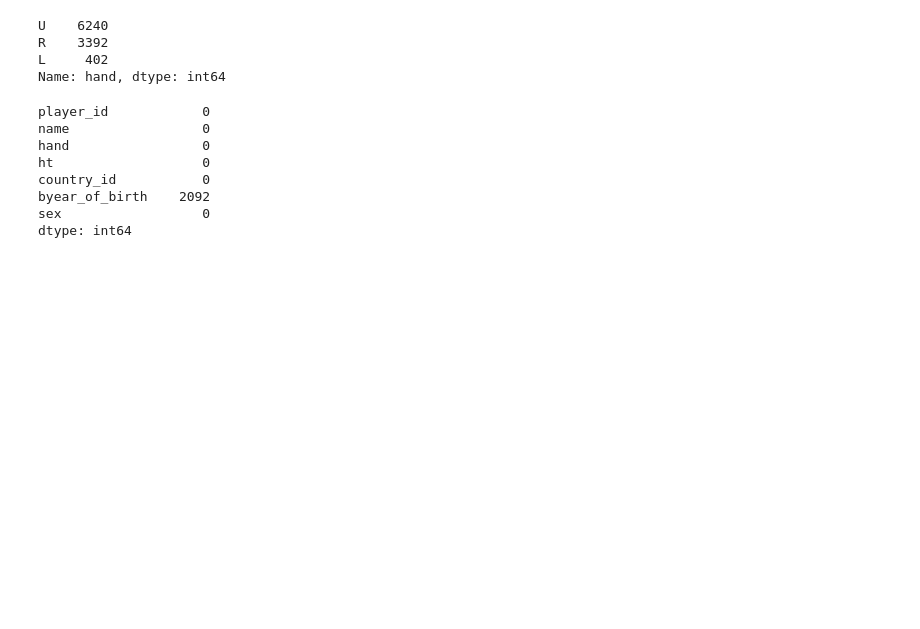
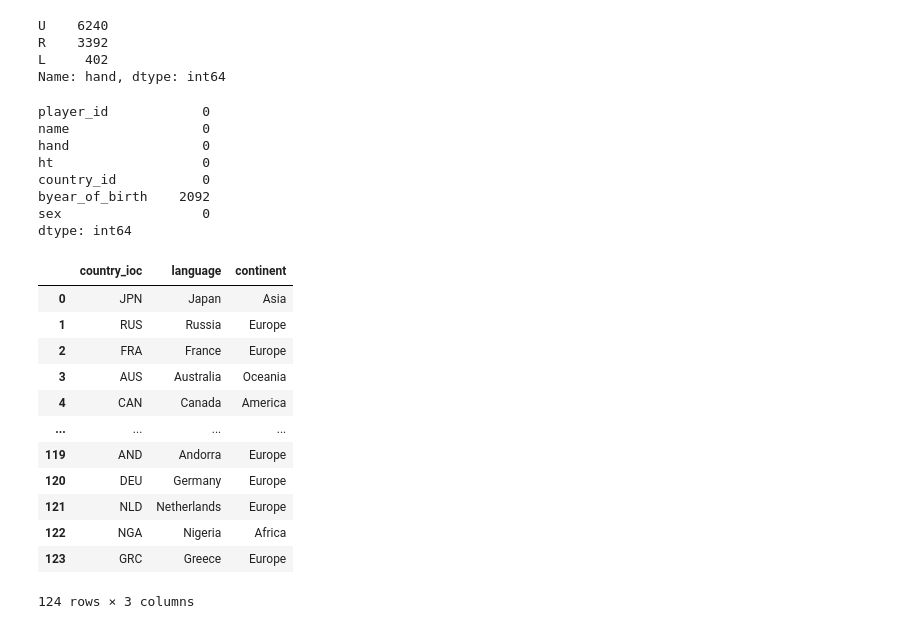
Before and after one commit to PasqualeGorrasi/Laboratory-of-Data-Science, a Jupyter notebook: First-part/tennis data cleaning.ipynb, the cells around one changed output. Saved outputs shown, nothing was run; the diff lists cells and outputs as text; code cells hidden in the pictures; blank space fills up the shorter version.

```diff
--- a/First-part/tennis data cleaning.ipynb
+++ b/First-part/tennis data cleaning.ipynb
@@ -414,3 +414,21 @@ sex                  0
 dtype: int64
 # %%
 player.to_csv('C:\\Users\\pasqu\\Desktop\\Università\\Laboratory DS\\progetto\\player_cleaned.csv',index = False)
+# %%
+geography = pd.read_csv('C:\\Users\\pasqu\\Desktop\\Università\\Laboratory DS\\progetto\\tables\\geography.csv')
+# %%
+geography
+# %% [output]
+|  | country_ioc | language | continent |
+| 0 | JPN | Japan | Asia |
+| 1 | RUS | Russia | Europe |
+| 2 | FRA | France | Europe |
+| 3 | AUS | Australia | Oceania |
+| 4 | CAN | Canada | America |
+| ... | ... | ... | ... |
+| 119 | AND | Andorra | Europe |
+| 120 | DEU | Germany | Europe |
+| 121 | NLD | Netherlands | Europe |
+| 122 | NGA | Nigeria | Africa |
+| 123 | GRC | Greece | Europe |
+124 rows × 3 columns
```
Also changed, not shown: parts of 1 cell of this notebook.
